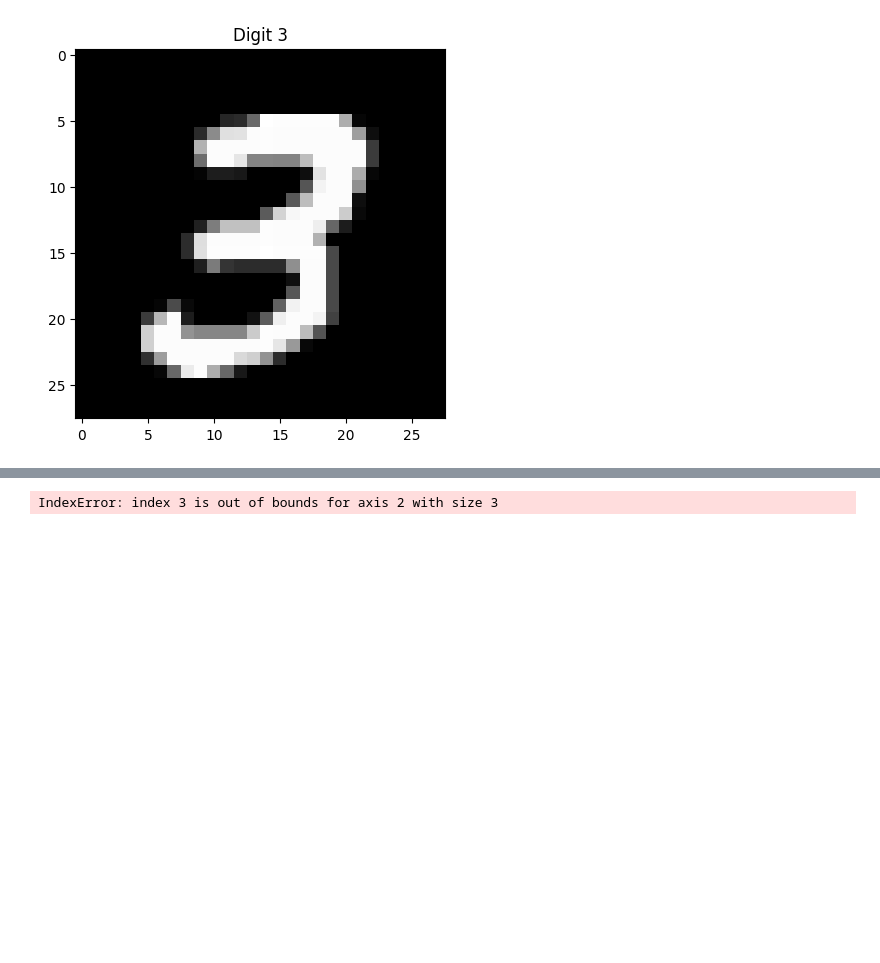
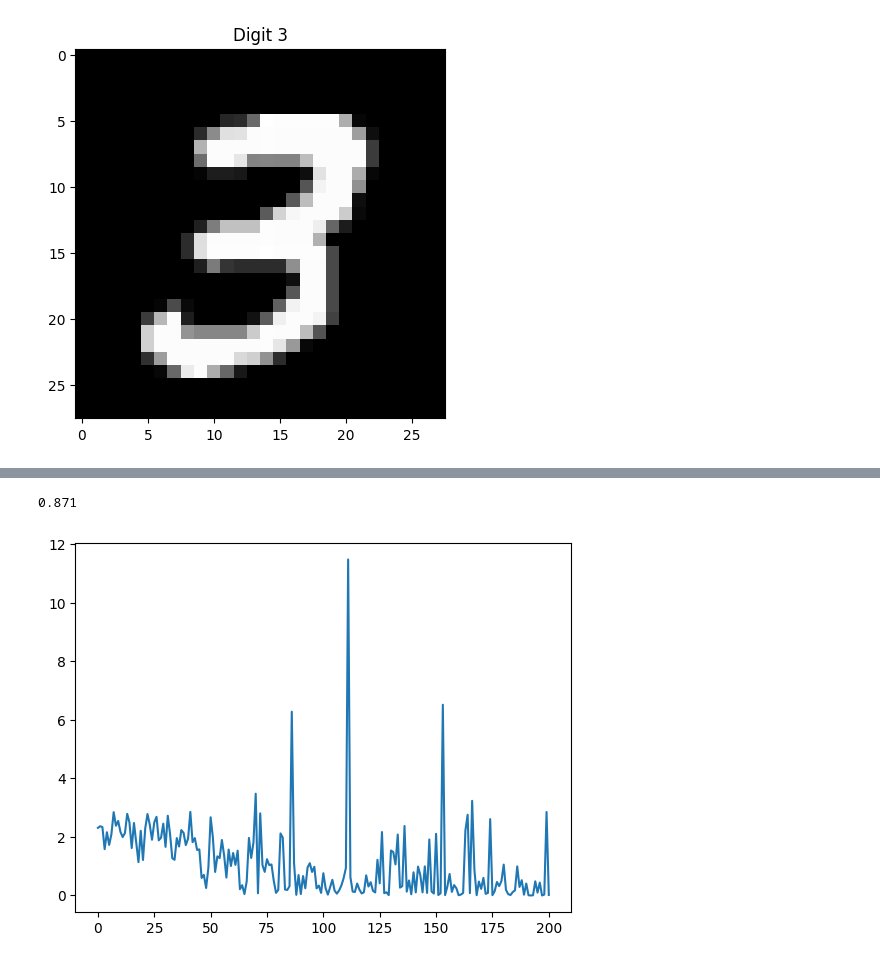
Before and after one commit to TheNMD/ai-project, a Jupyter notebook: digitreg.ipynb, the cells around one changed output, grey strips where cells are left out. Drawn from its saved outputs; the diff is of its cells as text; code cells hidden in the pictures; blank space fills up the shorter version.

```diff
--- a/digitreg.ipynb
+++ b/digitreg.ipynb
@@ -217,13 +212,10 @@ def checkTest(w1Res, b1Res, w2Res, b2Res, batchSize):
 # %%
-# Mini BGD with batch size = 50
-(mini_w1Res, mini_b1Res, mini_w2Res, mini_b2Res, miniLoss) = train(batchSize=1, iter=1, eta=0.05, filename="miniLoss")
-# resultValid = checkValid(mini_w1Res, mini_b1Res, mini_w2Res, mini_b2Res, batchSize=50)
-# print(f"Testing on validation set: {100 * resultValid}%")
-# resultTest = checkTest(mini_w1Res, mini_b1Res, mini_w2Res, mini_b2Res, batchSize=50)
-# print(f"Testing on testing set: {100 * resultTest}%")
-
+(mini_kRes, mini_w1Res, mini_b1Res, mini_w2Res, mini_b2Res, miniLoss) = train(batchSize=1, iter=10000, eta=0.05, filename="miniLoss")
+resultValid = checkValid(mini_kRes, mini_w1Res, mini_b1Res, mini_w2Res, mini_b2Res, batchSize=1)
+print(resultValid)
 pyplot.plot(miniLoss)
 # pyplot.plot(miniLoss2)
 pyplot.show()
 # %% [output]
-IndexError: index 3 is out of bounds for axis 2 with size 3
+0.871
+[figure, added]
```
Also changed, not shown: parts of 2 cells of this notebook, 3 other files.
